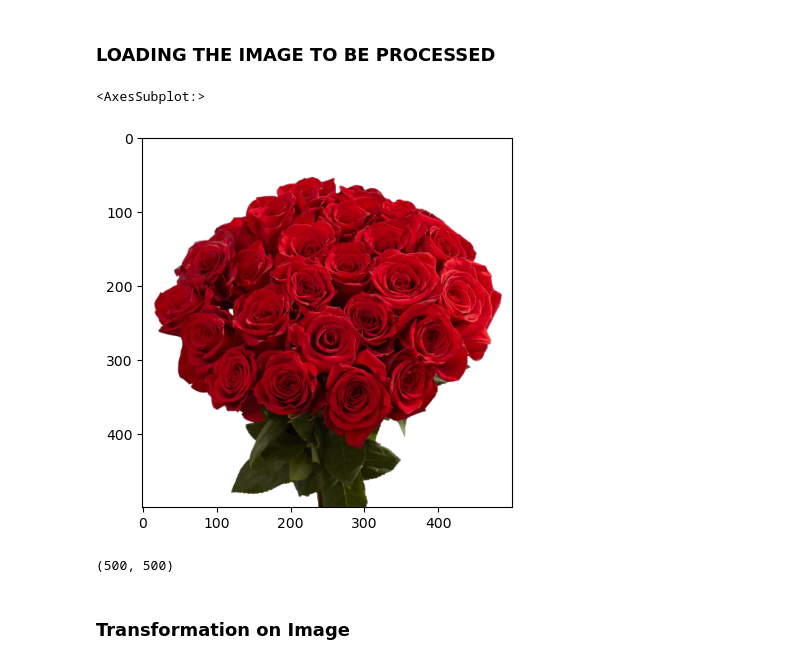
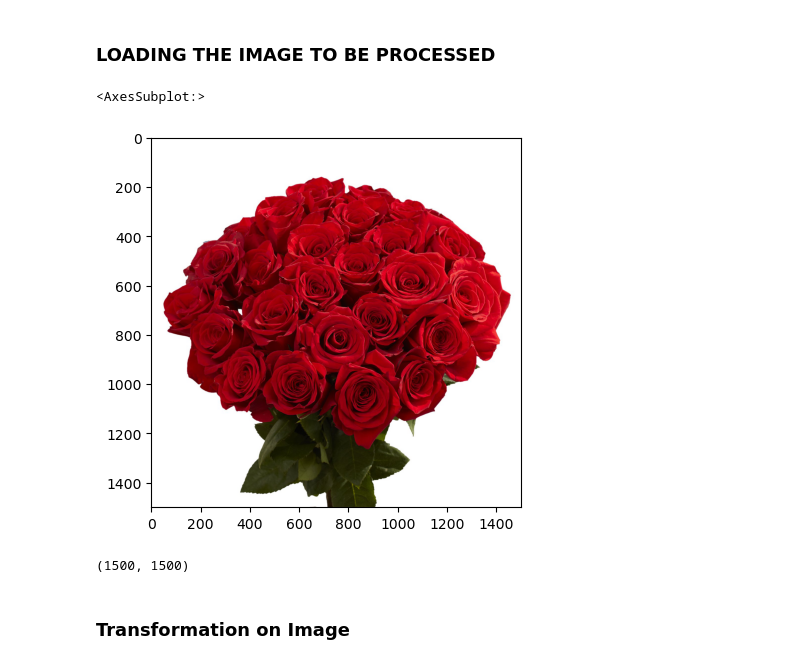
Before and after one commit to Simon-157/digital-image-processing, a Jupyter notebook: main.ipynb, the cells around one changed output. Saved outputs shown, nothing was run; the diff lists cells and outputs as text; code cells hidden in the pictures.

```diff
--- a/main.ipynb
+++ b/main.ipynb
@@ -13,10 +13,10 @@ warnings.filterwarnings('ignore')
 # %% [markdown]
 ### LOADING THE IMAGE TO BE PROCESSED
 # %%
-roseImg = Image.open('rose.png')
+roseImg = Image.open('images/rose.jpg')
 plt.imshow(roseImg)
 plt.subplot()
 # %% [output]
 <AxesSubplot:>
-[figure, old version]
+[figure, new version]
 # %%
@@ -28,7 +24,7 @@ balloons = Image.open('balloons.png')
 # %%
 roseImg.size
 # %% [output]
-(500, 500)
+(1500, 1500)
 # %% [markdown]
 ### Transformation on Image
 # %%
```
Also changed, not shown: parts of 16 cells of this notebook, 18 other files.
